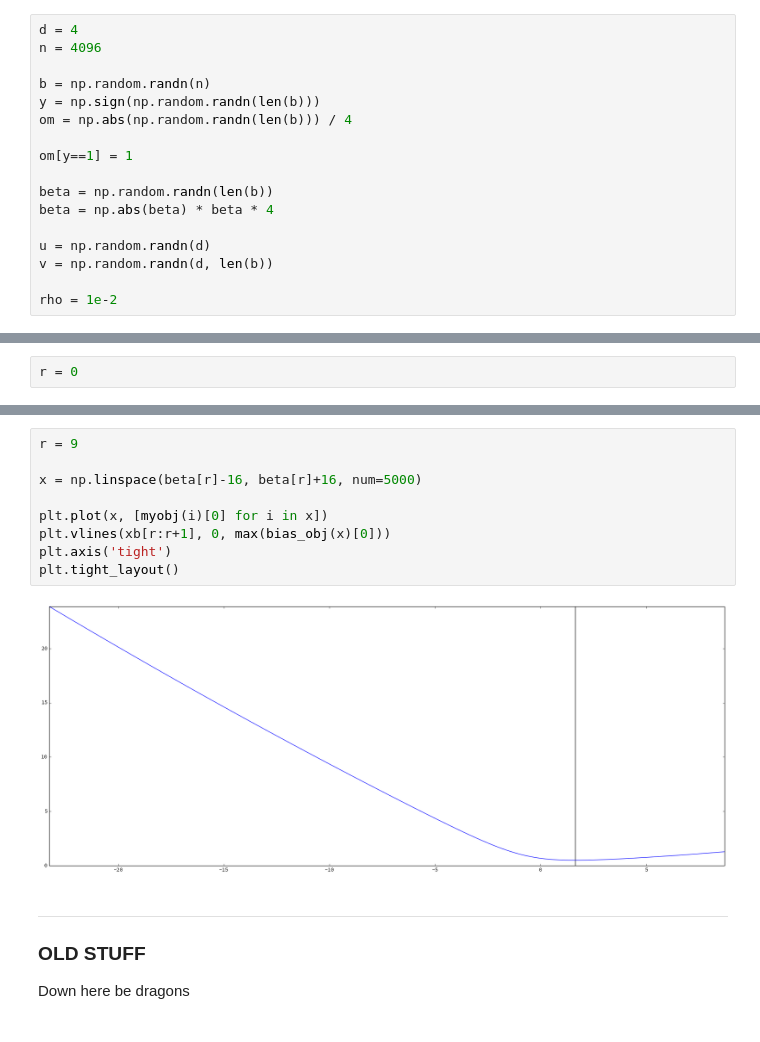
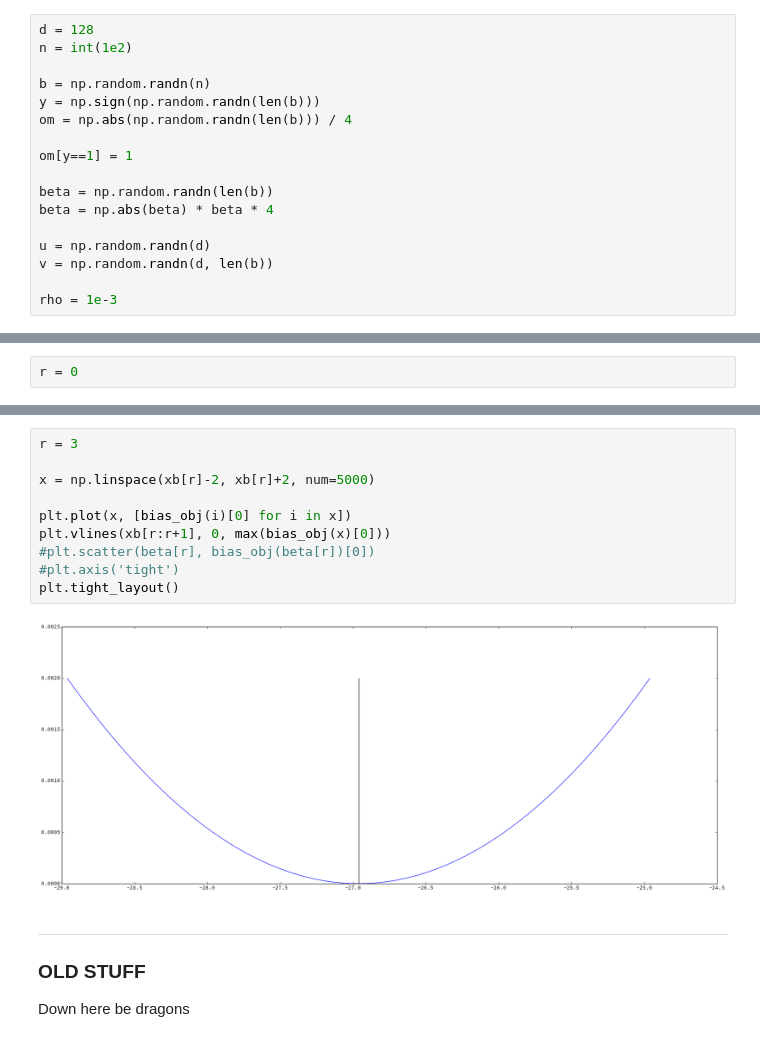
Before and after one commit to bmcfee/playlist_recommender, a Jupyter notebook: notes/Playlist recommender.ipynb, the cells around one changed output, grey strips where cells are left out. Drawn from its saved outputs; the diff is of its cells as text.

```diff
--- a/notes/Playlist recommender.ipynb
+++ b/notes/Playlist recommender.ipynb
@@ -225,8 +241,8 @@ import scipy.optimize
 import matplotlib.pyplot as plt
 %matplotlib inline
 # %%
-d = 4
-n = 4096
+d = 128
+n = int(1e2)
 
 b = np.random.randn(n)
 y = np.sign(np.random.randn(len(b)))
@@ -240,7 +256,7 @@ beta = np.abs(beta) * beta * 4
 u = np.random.randn(d)
 v = np.random.randn(d, len(b))
 
-rho = 1e-2
+rho = 1e-3
 # %%
 uv = u.dot(v)
 
@@ -300,14 +346,15 @@ xb, xv
 # %%
-r = 9
+r = 3
 
-x = np.linspace(beta[r]-16, beta[r]+16, num=5000)
+x = np.linspace(xb[r]-2, xb[r]+2, num=5000)
 
-plt.plot(x, [myobj(i)[0] for i in x])
+plt.plot(x, [bias_obj(i)[0] for i in x])
 plt.vlines(xb[r:r+1], 0, max(bias_obj(x)[0]))
-plt.axis('tight')
+#plt.scatter(beta[r], bias_obj(beta[r])[0])
+#plt.axis('tight')
 plt.tight_layout()
 # %% [output]
-[figure, old version]
+[figure, new version]
 # %% [markdown]
 ---
 ### OLD STUFF
```
Also changed, not shown: parts of 7 cells of this notebook, 1 other file.
